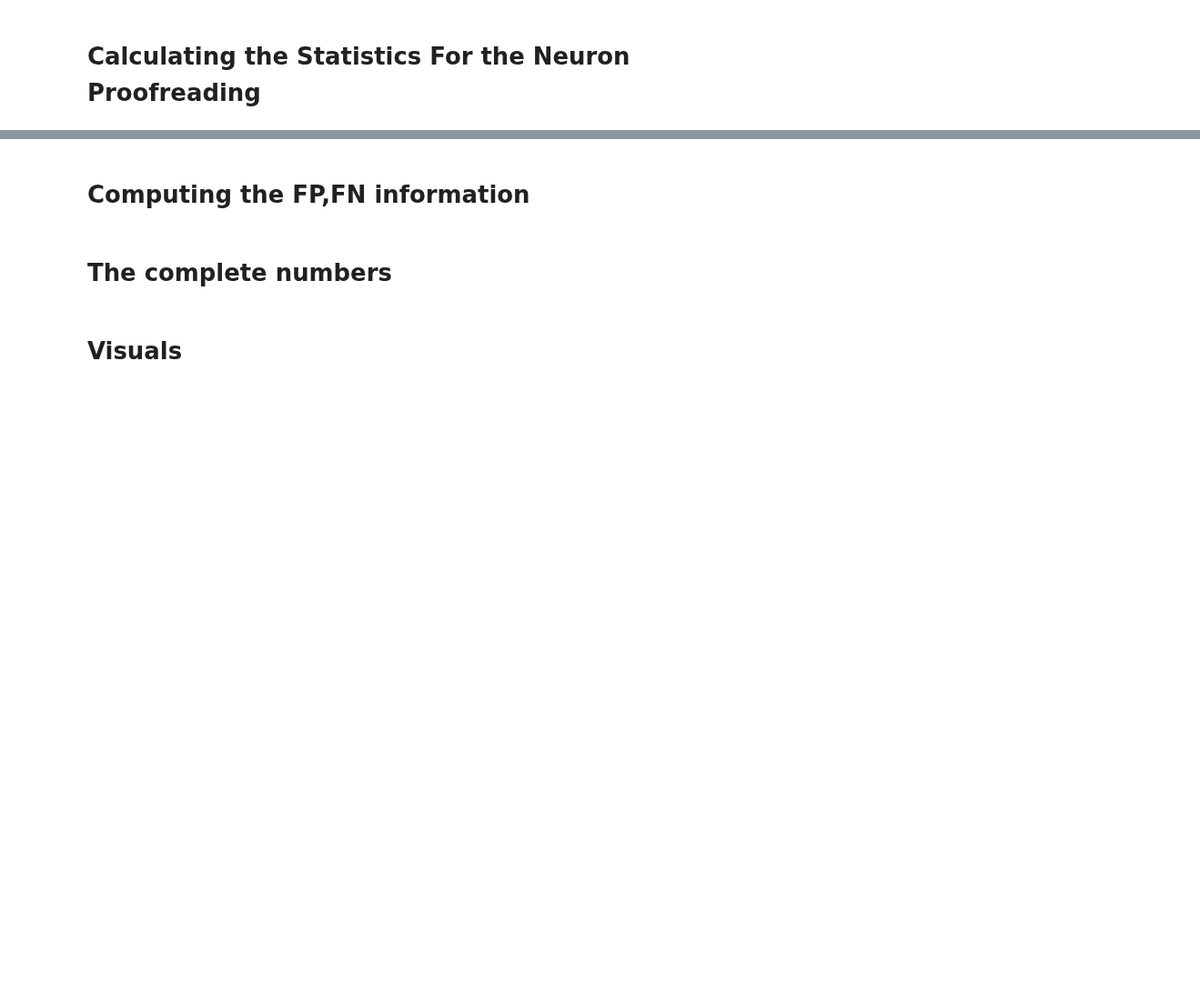
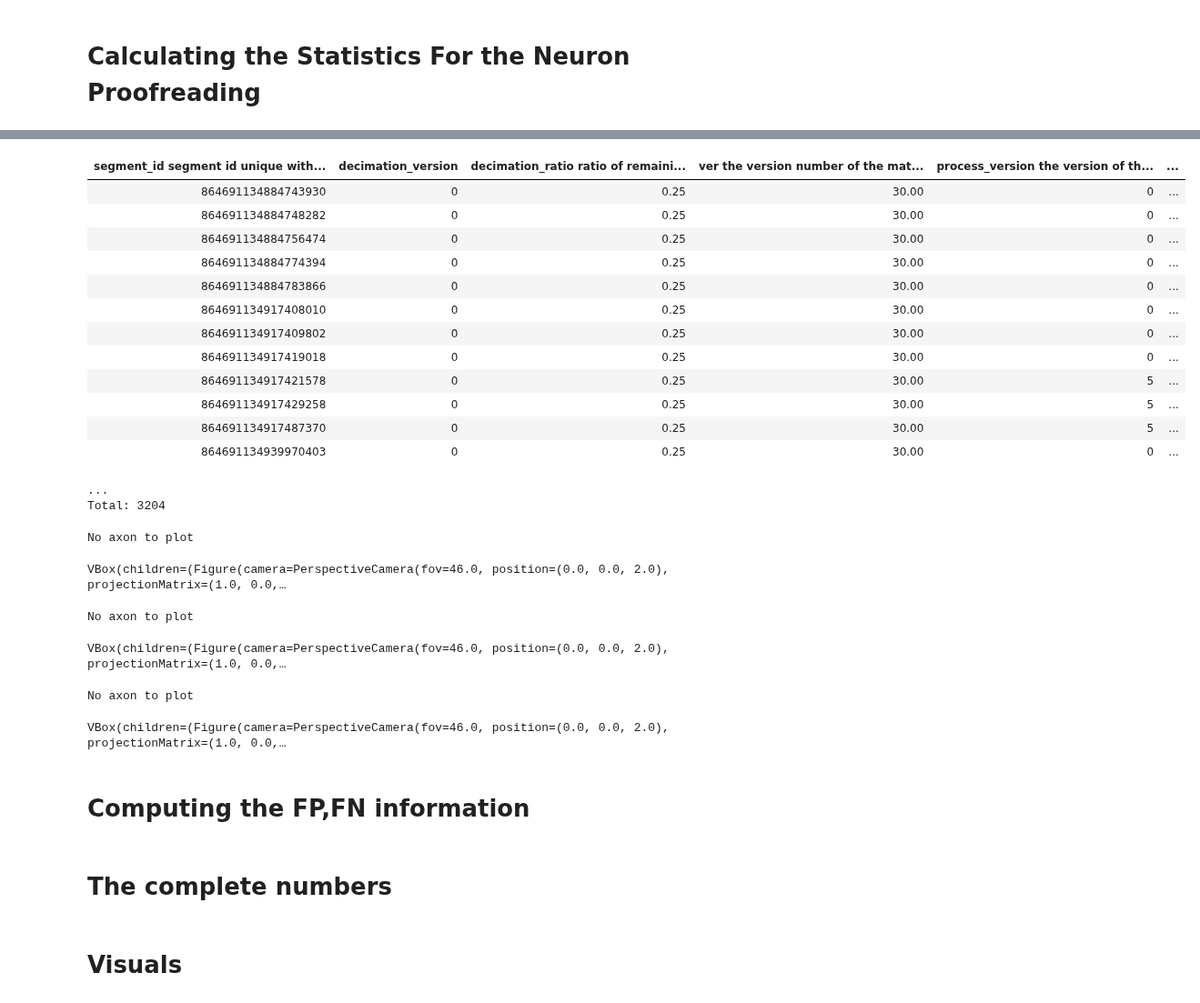
Before and after one commit to celiibrendan/neuron_mesh_tools, a Jupyter notebook: Auto_Proofreading/Validation_Testing/Allen_Proofread_Validation/Manually_Proofread_Cells_vp4.ipynb, the cells around one changed output, grey strips where cells are left out. Shown at 91% size. Saved outputs shown, nothing was run; the diff lists cells and outputs as text; code cells hidden in the pictures; blank space fills up the shorter version.

```diff
--- a/Auto_Proofreading/Validation_Testing/Allen_Proofread_Validation/Manually_Proofread_Cells_vp4.ipynb
+++ b/Auto_Proofreading/Validation_Testing/Allen_Proofread_Validation/Manually_Proofread_Cells_vp4.ipynb
@@ -128,3 +179,39 @@ validation_dfs = [vu.synapse_validation_df_single_neuron(k,
+# %%
+curr_table - minnie.DecompositionSplit.proj()
+# %% [output]
+| segment_id segment id unique with... | decimation_version | decimation_ratio ratio of remaini... | ver the version number of the mat... | process_version the version of th... | ... |
+| 864691134884743930 | 0 | 0.25 | 30.00 | 0 | ... |
+| 864691134884748282 | 0 | 0.25 | 30.00 | 0 | ... |
+| 864691134884756474 | 0 | 0.25 | 30.00 | 0 | ... |
+| 864691134884774394 | 0 | 0.25 | 30.00 | 0 | ... |
+| 864691134884783866 | 0 | 0.25 | 30.00 | 0 | ... |
+| 864691134917408010 | 0 | 0.25 | 30.00 | 0 | ... |
+| 864691134917409802 | 0 | 0.25 | 30.00 | 0 | ... |
+| 864691134917419018 | 0 | 0.25 | 30.00 | 0 | ... |
+| 864691134917421578 | 0 | 0.25 | 30.00 | 5 | ... |
+| 864691134917429258 | 0 | 0.25 | 30.00 | 5 | ... |
+| 864691134917487370 | 0 | 0.25 | 30.00 | 5 | ... |
+| 864691134939970403 | 0 | 0.25 | 30.00 | 0 | ... |
+...
+Total: 3204
+# %%
+du.plot_proofread_neuron(segment_id=864691134884783866,
+                       split_index=0)
+# %% [output]
+No axon to plot
+VBox(children=(Figure(camera=PerspectiveCamera(fov=46.0, position=(0.0, 0.0, 2.0), projectionMatrix=(1.0, 0.0,…
+# %%
+du.plot_proofread_neuron(segment_id=864691134884749818,
+                       split_index=0)
+# %% [output]
+No axon to plot
+VBox(children=(Figure(camera=PerspectiveCamera(fov=46.0, position=(0.0, 0.0, 2.0), projectionMatrix=(1.0, 0.0,…
+# %%
+du.plot_proofread_neuron(segment_id=864691134884798714,
+                       split_index=0)
+# %% [output]
+No axon to plot
+VBox(children=(Figure(camera=PerspectiveCamera(fov=46.0, position=(0.0, 0.0, 2.0), projectionMatrix=(1.0, 0.0,…
 # %%
 score_dfs = [vu.synapse_validation_df_to_score_df(v_df)
              for v_df in validation_dfs]
```
Also changed, not shown: parts of 8 cells of this notebook, 22 other files.
